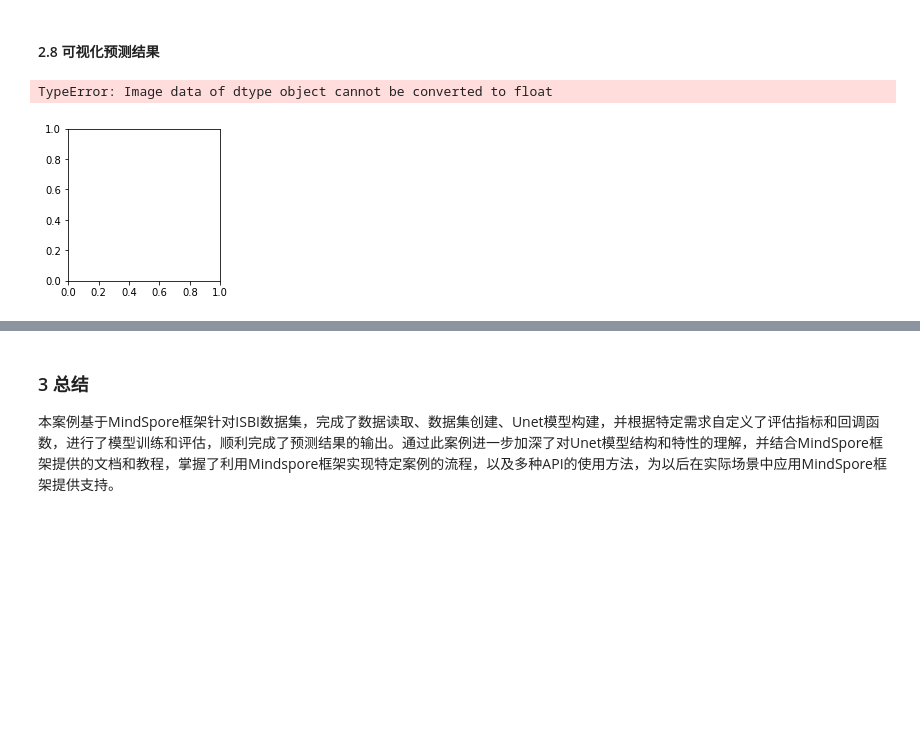
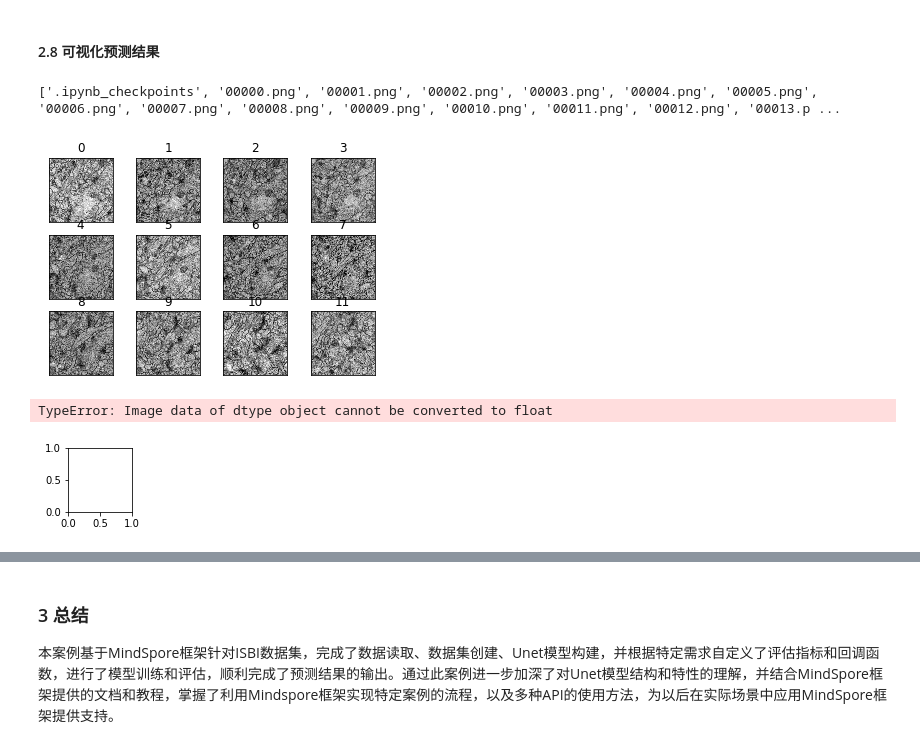
Before and after one commit to Cjl-MedSeg/U-Net, a Jupyter notebook: U-Net.ipynb, the cells around one changed output, grey strips where cells are left out. Saved outputs shown, nothing was run; the diff lists cells and outputs as text; code cells hidden in the pictures; blank space fills up the shorter version.

````diff
--- a/U-Net.ipynb
+++ b/U-Net.ipynb
@@ -707,20 +727,22 @@ Evaluation metrics cannot be calculated without Mask
 # %% [markdown]
 #### 2.8 可视化预测结果
 # %%
-image_path = "src/datasets/ISBI/test/"
+image_path = "src/datasets/ISBI/test/image/"
 pred_path = "predict/"
 
 image_list = os.listdir(image_path)
 pred_list = os.listdir(pred_path)
-
+print(pred_list)
 test_image = np.array([cv2.imread(image_path + image_list[p], -1) for p in range(len(image_list))])
 pred_masks = np.array([cv2.imread(pred_path + pred_list[p], -1) for p in range(len(pred_list))])
 
 show_image(test_image, num = 12)
 show_image(pred_masks, num = 12)
 # %% [output]
-TypeError: Image data of dtype object cannot be converted to float
+['.ipynb_checkpoints', '00000.png', '00001.png', '00002.png', '00003.png', '00004.png', '00005.png', '00006.png', '00007.png', '00008.png', '00009.png', '00010.png', '00011.png', '00012.png', '00013.p ...
-[figure, old version]
+[figure, new version]
+TypeError: Image data of dtype object cannot be converted to float
+[figure, added]
 # %% [markdown]
 ```
 
````
Also changed, not shown: parts of 2 cells of this notebook.
